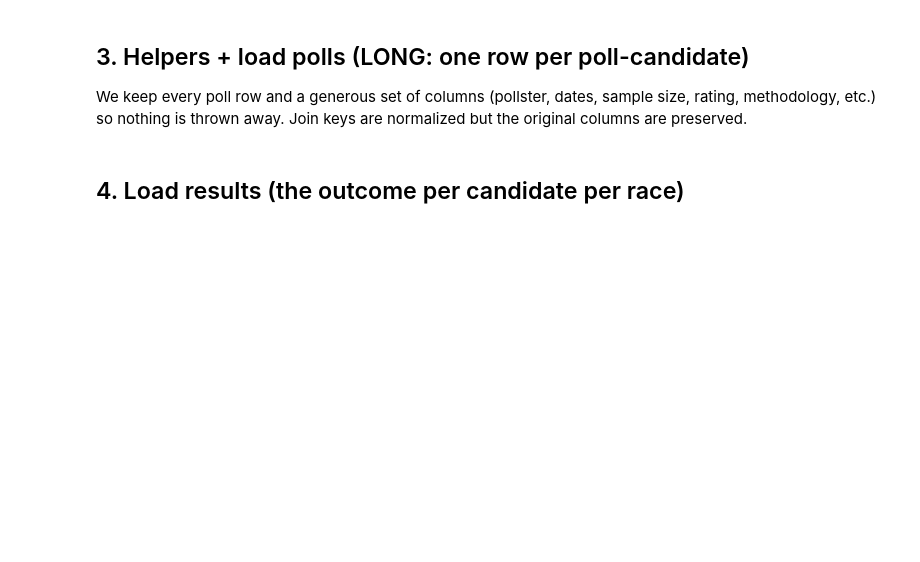
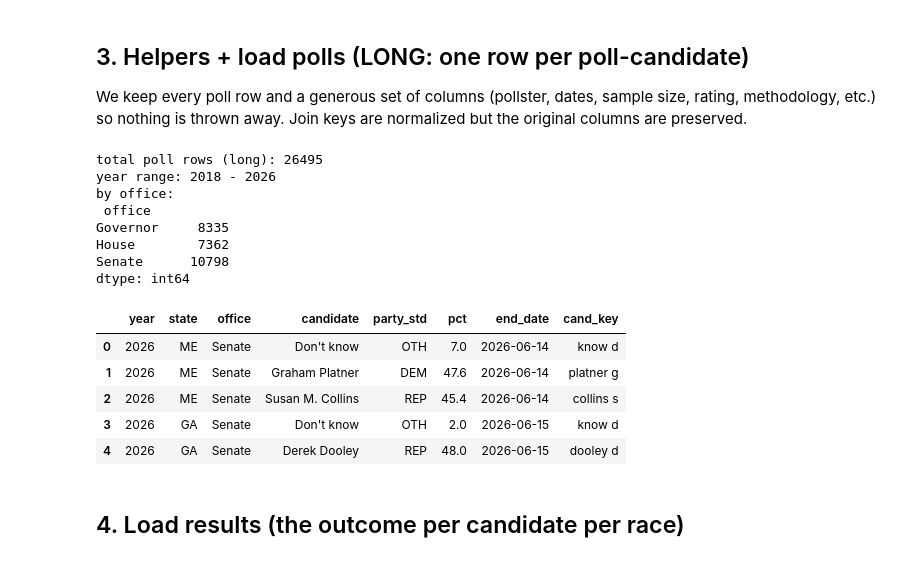
Before and after one commit to pjmerica/Polls-prediction-model, a Jupyter notebook: build_dataset.ipynb, the cells around one changed output. Saved outputs shown, nothing was run; the diff lists cells and outputs as text; code cells hidden in the pictures; blank space fills up the shorter version.

```diff
--- a/build_dataset.ipynb
+++ b/build_dataset.ipynb
@@ -167,3 +199,75 @@ polls[['year','state','office','candidate','party_std','pct','end_date','cand_ke
+# %%
+def load_polls(paths, office):
+    frames = []
+    for path in paths:
+        df = pd.read_csv(path, low_memory=False)
+        cols = {
+            'year':       pick(df, 'cycle', 'election_year', 'year'),
+            'state':      pick(df, 'state'),
+            'candidate':  pick(df, 'candidate_name', 'answer', 'candidate'),
+            'poll_party': pick(df, 'party'),
+            'pct':        pick(df, 'pct'),
+            'end_date':   pick(df, 'end_date', 'enddate'),
+        }
+        # required columns must exist; skip the file with a clear note otherwise
+        missing = [k for k, v in cols.items() if v is None]
+        if missing:
+            print(f'  !! skipping {os.path.basename(path)} ({office}) - missing {missing}')
+            continue
+
+        # rename source -> standard names. Drop any pre-existing column that already
+        # uses a target name first, else the rename creates duplicate labels (e.g. two 'year's).
+        rename_map = {src: tgt for tgt, src in cols.items() if src != tgt}
+        targets = set(cols.keys())
+        collisions = [c for c in df.columns
+                      if c in targets and c not in rename_map.keys() and c not in cols.values()]
+        if collisions:
+            df = df.drop(columns=collisions)
+        df = df.rename(columns=rename_map)
+        df = df.loc[:, ~df.columns.duplicated()]   # drop any remaining dup labels
+
+        df['office']   = office
+        df['year']     = pd.to_numeric(df['year'], errors='coerce')
+        df['pct']      = pd.to_numeric(df['pct'], errors='coerce')
+        df['end_date'] = pd.to_datetime(df['end_date'], errors='coerce', format='mixed')
+        df['state']    = df['state'].map(to_abbr)          # full name -> abbrev, to match results
+        df['cand_key']  = df['candidate'].map(norm_name)
+        df['party_std'] = df['poll_party'].map(norm_party)
+        df = df.dropna(subset=['year', 'pct', 'cand_key'])
+        df['year'] = df['year'].astype(int)
+        frames.append(df)
+
+    if not frames:
+        raise RuntimeError(f'No usable poll files for {office}')
+    out = pd.concat(frames, ignore_index=True)
+    # drop exact-duplicate poll rows that overlap between current & historical files
+    dedup_cols = [c for c in ['poll_id','question_id','candidate','pct','end_date'] if c in out.columns]
+    if dedup_cols:
+        out = out.drop_duplicates(subset=dedup_cols)
+    return out
+
+polls = pd.concat([load_polls(poll_files[o], o) for o in OFFICES if poll_files.get(o)],
+                  ignore_index=True)
+polls = polls[polls['year'] >= MIN_YEAR]
+print('total poll rows (long):', len(polls))
+print('year range:', polls['year'].min(), '-', polls['year'].max())
+print('by office:\n', polls.groupby('office').size())
+polls[['year','state','office','candidate','party_std','pct','end_date','cand_key']].head()
+# %% [output]
+total poll rows (long): 26495
+year range: 2018 - 2026
+by office:
+ office
+Governor     8335
+House        7362
+Senate      10798
+dtype: int64
+|  | year | state | office | candidate | party_std | pct | end_date | cand_key |
+| 0 | 2026 | ME | Senate | Don't know | OTH | 7.0 | 2026-06-14 | know d |
+| 1 | 2026 | ME | Senate | Graham Platner | DEM | 47.6 | 2026-06-14 | platner g |
+| 2 | 2026 | ME | Senate | Susan M. Collins | REP | 45.4 | 2026-06-14 | collins s |
+| 3 | 2026 | GA | Senate | Don't know | OTH | 2.0 | 2026-06-15 | know d |
+| 4 | 2026 | GA | Senate | Derek Dooley | REP | 48.0 | 2026-06-15 | dooley d |
 # %% [markdown]
 ## 4. Load results (the outcome per candidate per race)
 # %%
```
Also changed, not shown: parts of 10 cells of this notebook, 1 other file.
